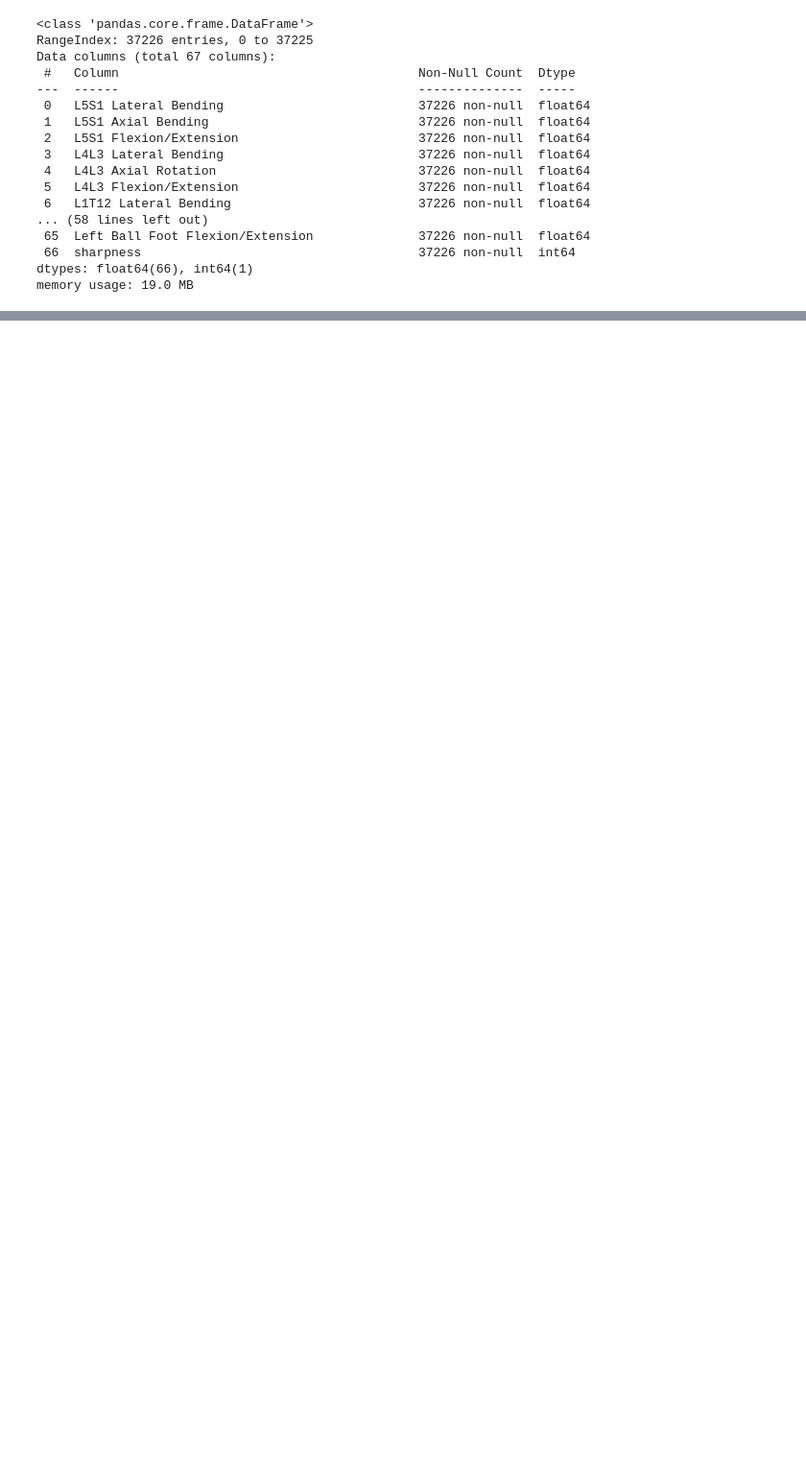
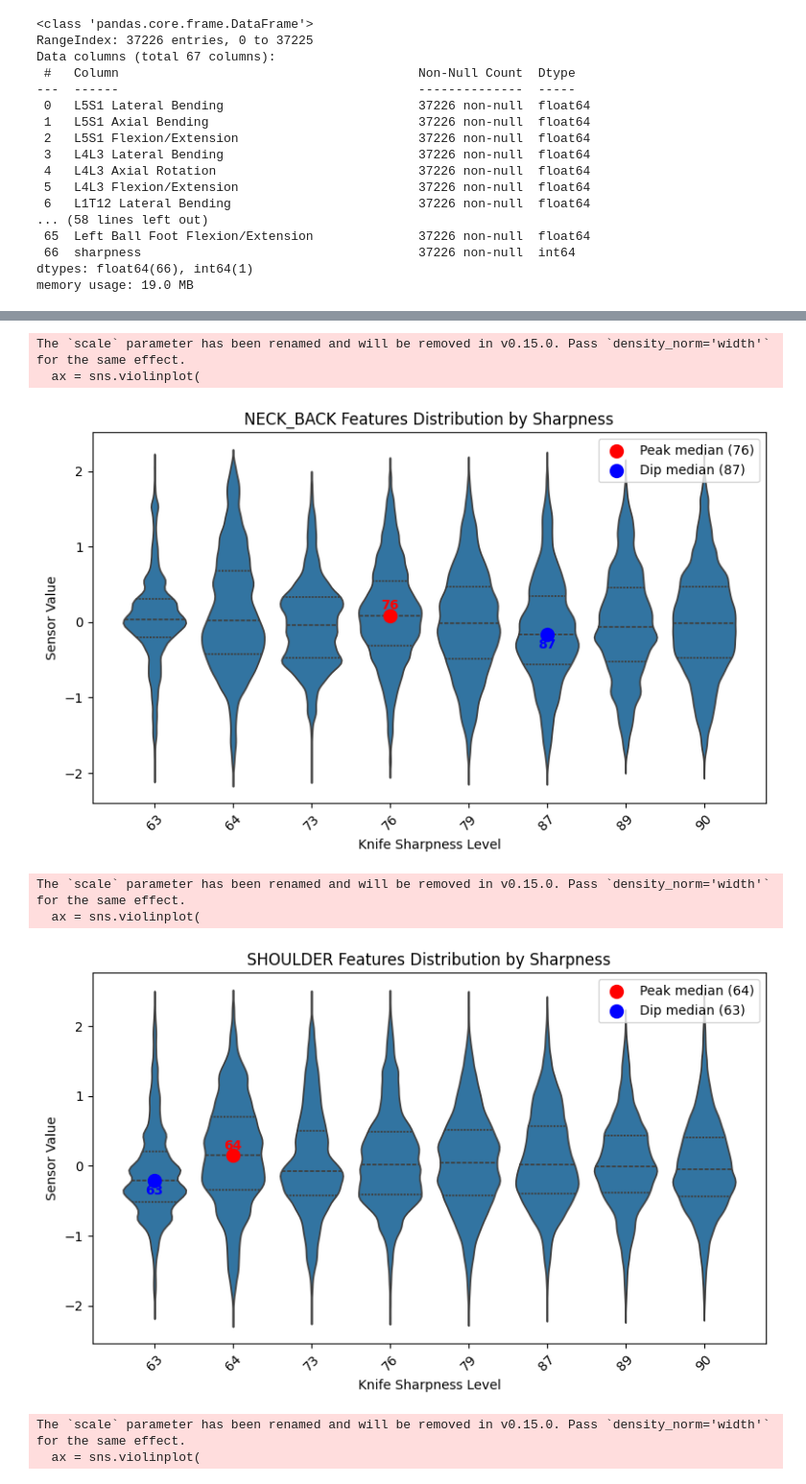
Before and after one commit to hengrvisal/knife_sharpness, a Jupyter notebook: bodymech.ipynb, the cells around one changed output, grey strips where cells are left out. Shown at 96% size. Cells and saved outputs as stored; diff of their text form; code cells hidden in the pictures; blank space fills up the shorter version.

```diff
--- a/bodymech.ipynb
+++ b/bodymech.ipynb
@@ -486,0 +472,15 @@ memory usage: 19.0 MB
+# %%
+df = balanced_train_ZXY
+
+num_cols = df.select_dtypes(include='number').columns
+
+Q1 = df[num_cols].quantile(0.25)
+Q3 = df[num_cols].quantile(0.75)
+IQR = Q3 - Q1
+
+mask = ~((df[num_cols] < (Q1 - 1.5 * IQR)) |
+         (df[num_cols] > (Q3 + 1.5 * IQR))).any(axis=1)
+
+df_iqr_clean = df[mask].reset_index(drop=True)
+
+print(f"Kept {len(df_iqr_clean)}/{len(df)} rows after IQR filtering")
@@ -486,0 +898,11 @@ memory usage: 19.0 MB
+# %%
+plot_feature_group_violins_with_annotations(df, boning_ZXY_stat)
+# %% [output]
+The `scale` parameter has been renamed and will be removed in v0.15.0. Pass `density_norm='width'` for the same effect.
+  ax = sns.violinplot(
+[figure, added]
+The `scale` parameter has been renamed and will be removed in v0.15.0. Pass `density_norm='width'` for the same effect.
+  ax = sns.violinplot(
+[figure, added]
+The `scale` parameter has been renamed and will be removed in v0.15.0. Pass `density_norm='width'` for the same effect.
+  ax = sns.violinplot(
```
Also changed, not shown: parts of 24 cells of this notebook, 5 other files.
